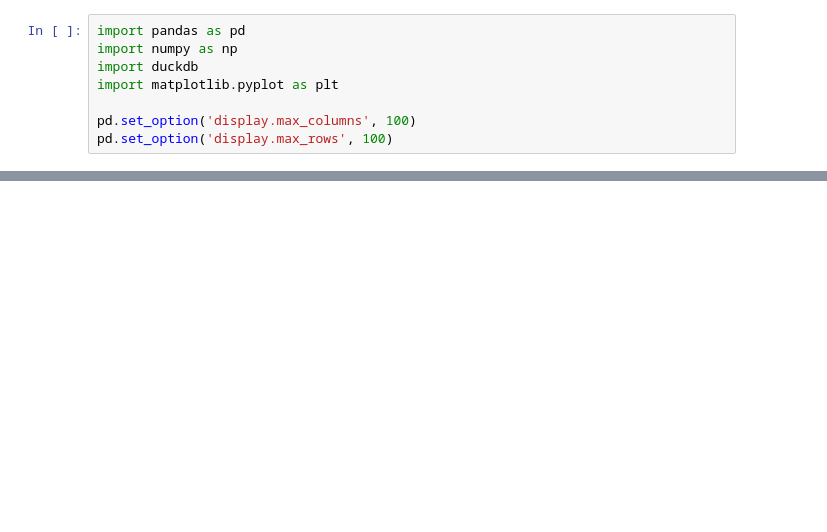
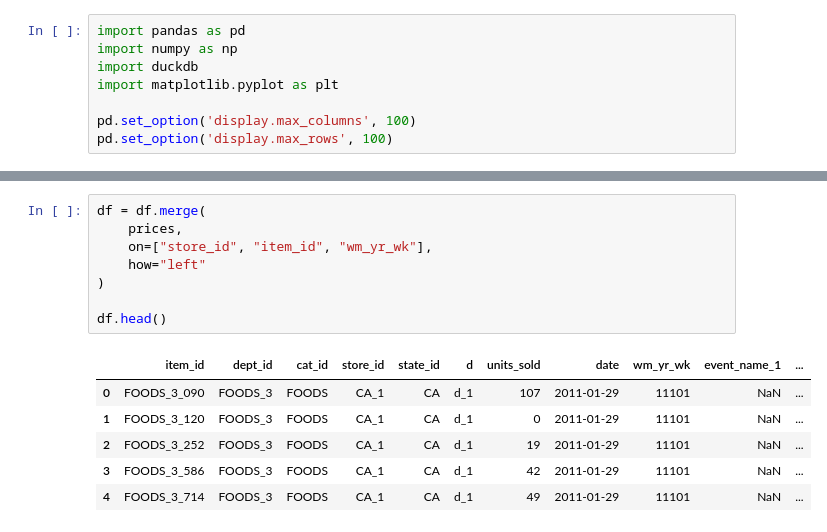
Before and after one commit to Rudra1x/Retail-Demand-Forecasting-Pricing-Intelligence, a Jupyter notebook: notebooks/01_data_understanding.ipynb, the cells around one changed output, grey strips where cells are left out. Saved outputs shown, nothing was run; the diff lists cells and outputs as text; blank space fills up the shorter version.

```diff
--- a/notebooks/01_data_understanding.ipynb
+++ b/notebooks/01_data_understanding.ipynb
@@ -13,0 +89,15 @@ FileNotFoundError: [Errno 2] No such file or directory: 'data/sales_train_valida
+# %%
+df = df.merge(
+    prices,
+    on=["store_id", "item_id", "wm_yr_wk"],
+    how="left"
+)
+
+df.head()
+# %% [output]
+|  | item_id | dept_id | cat_id | store_id | state_id | d | units_sold | date | wm_yr_wk | event_name_1 | ... |
+| 0 | FOODS_3_090 | FOODS_3 | FOODS | CA_1 | CA | d_1 | 107 | 2011-01-29 | 11101 | NaN | ... |
+| 1 | FOODS_3_120 | FOODS_3 | FOODS | CA_1 | CA | d_1 | 0 | 2011-01-29 | 11101 | NaN | ... |
+| 2 | FOODS_3_252 | FOODS_3 | FOODS | CA_1 | CA | d_1 | 19 | 2011-01-29 | 11101 | NaN | ... |
+| 3 | FOODS_3_586 | FOODS_3 | FOODS | CA_1 | CA | d_1 | 42 | 2011-01-29 | 11101 | NaN | ... |
+| 4 | FOODS_3_714 | FOODS_3 | FOODS | CA_1 | CA | d_1 | 49 | 2011-01-29 | 11101 | NaN | ... |
```
Also changed, not shown: parts of 10 cells of this notebook, 1 other file.
